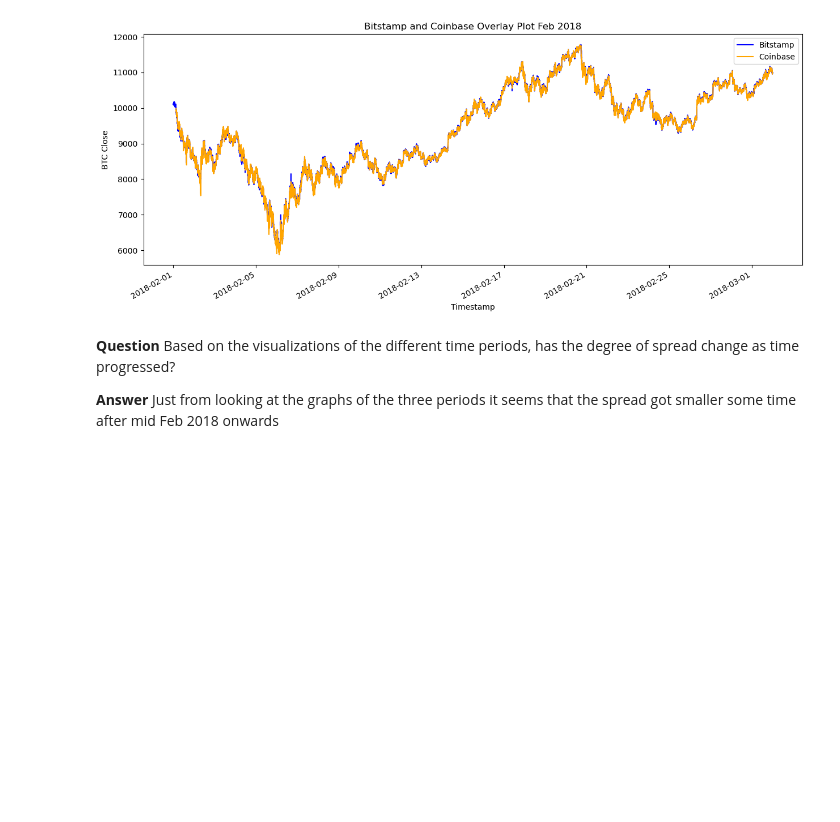
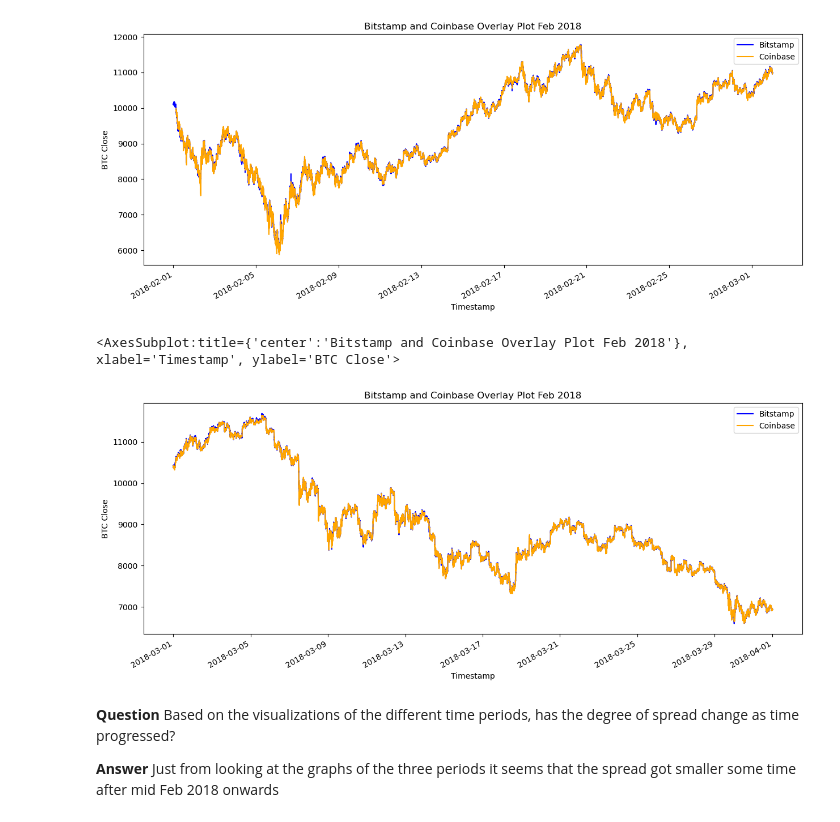
Before and after one commit to BorisDudkin/Fintech_Module3_Bitcoin_Arbitrage, a Jupyter notebook: crypto_arbitrage.ipynb, the cells around one changed output. Drawn from its saved outputs; the diff is of its cells as text; code cells hidden in the pictures; blank space fills up the shorter version.

```diff
--- a/crypto_arbitrage.ipynb
+++ b/crypto_arbitrage.ipynb
@@ -486,6 +486,15 @@ coinbase_sliced.loc['2018-02-01':'2018-03-01'].plot(legend=True, figsize=(15, 6)
 # %% [output]
 <AxesSubplot:title={'center':'Bitstamp and Coinbase Overlay Plot Feb 2018'}, xlabel='Timestamp', ylabel='BTC Close'>
 [figure]
+# %%
+# Using the loc and plot functions, create an overlay plot that visualizes
+# the price action of both DataFrames for a one month period later in the dataset
+# Be sure to include the parameters: legend, figure size, title, and color and label
+bitstamp_sliced.loc['2018-03-01':'2018-03-31'].plot(legend=True, figsize=(15, 6), title="Bitstamp and Coinbase Overlay Plot Feb 2018", color="blue", ylabel = "BTC Close", label="Bitstamp")
+coinbase_sliced.loc['2018-03-01':'2018-03-31'].plot(legend=True, figsize=(15, 6), color="orange", ylabel = "BTC " + column_selecttion, label="Coinbase")
+# %% [output]
+<AxesSubplot:title={'center':'Bitstamp and Coinbase Overlay Plot Feb 2018'}, xlabel='Timestamp', ylabel='BTC Close'>
+[figure, added]
 # %% [markdown]
 **Question** Based on the visualizations of the different time periods, has the degree of spread change as time progressed?
 
```
Also changed, not shown: parts of 1 cell of this notebook.
